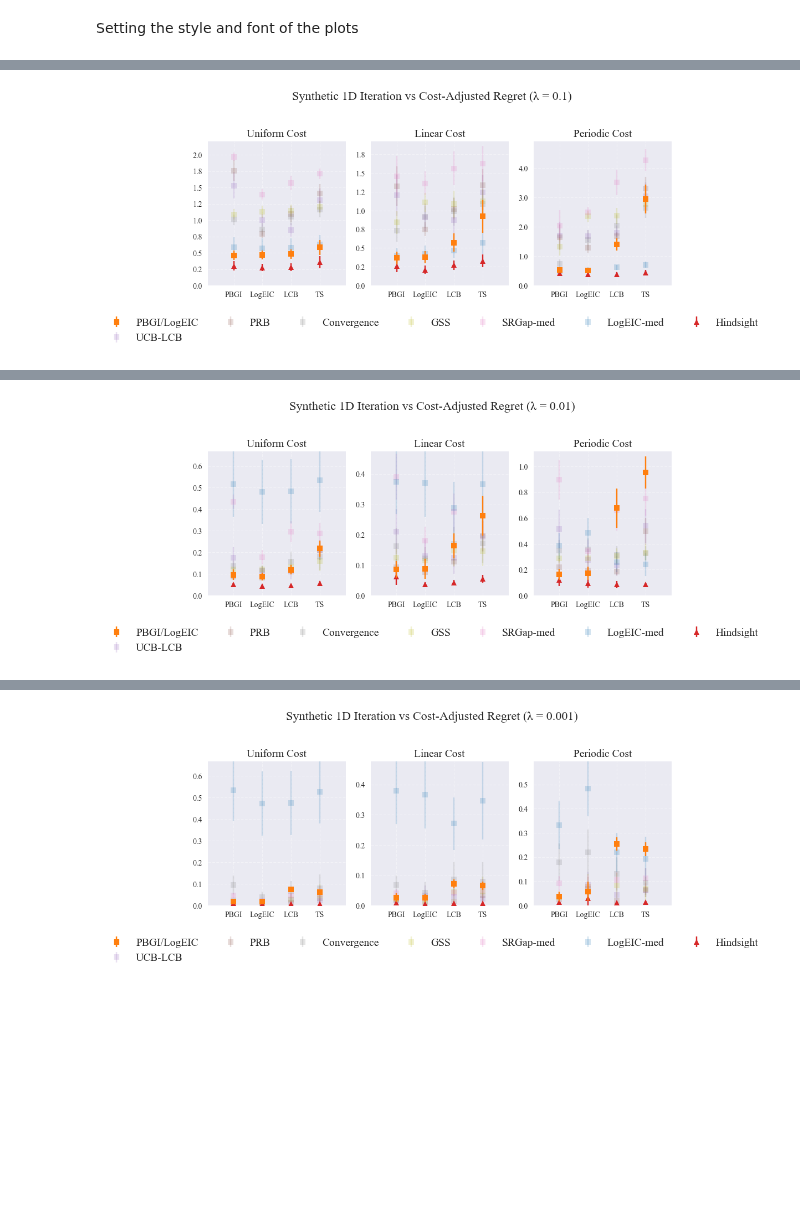
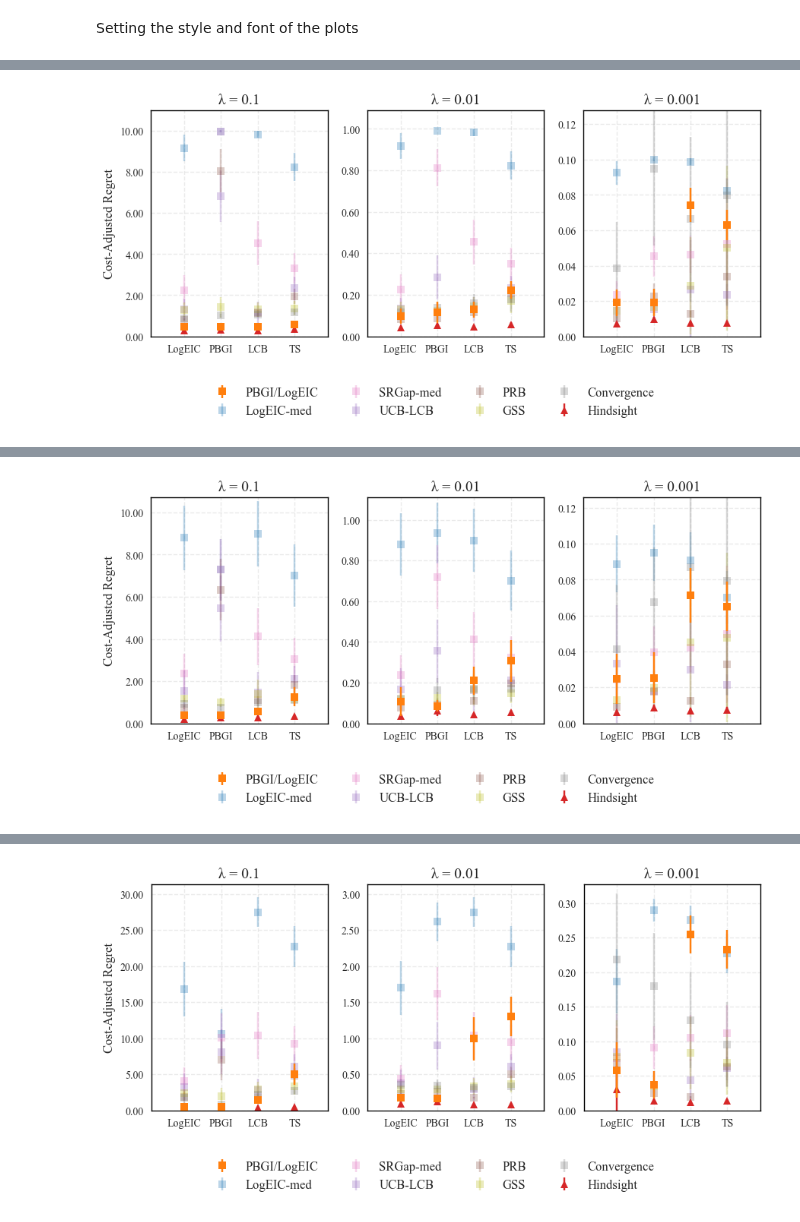
Before and after one commit to QianJaneXie/CostAwareStoppingBayesOpt, a Jupyter notebook: notebooks/Synthetic_LowDim.ipynb, the cells around one changed output, grey strips where cells are left out. Drawn from its saved outputs; the diff is of its cells as text; code cells hidden in the pictures; blank space fills up the shorter version.

Commit message:
committing submission day version of synthetic data visualizations

```diff
--- a/notebooks/Synthetic_LowDim.ipynb
+++ b/notebooks/Synthetic_LowDim.ipynb
@@ -246,7 +224,7 @@ def return_stopping_indices(
     valid['PRB_0_1'] = np.where(PRB_seed > 1 - delta)[0]
 
     # SRGap-med: stop when regret-gap < eta * median of initial T_init gap values
-    if len(RegretGap_seed) >= T_init:
+    if len(RegretGap_seed) > T_init:
         median_initial = np.nanmedian(RegretGap_seed[1:T_init+1])
         # print(median_initial)
         threshold = eta * median_initial
@@ -255,18 +233,18 @@ def return_stopping_indices(
     else:
         valid['SRGap-med'] = np.array([], dtype=int)
 
-    # SRGap-med: stop when regret-gap < eta * median of initial T_init gap values
-    if len(LogEIC_seed) >= T_init:
+    # SRGap-med: stop when LogEIC < eta * median of initial T_init LogEIC values
+    if len(LogEIC_seed) > T_init:
         median_initial = np.nanmedian(LogEIC_seed[1:T_init+1])
         # print(median_initial)
-        threshold = eta * median_initial
+        threshold = np.log(eta) + median_initial
         # print(threshold)
         valid['LogEIC-med'] = np.where(LogEIC_seed < threshold)[0]
     else:
         valid['LogEIC-med'] = np.array([], dtype=int)
 
     # Convergence: best observed unchanged for `convergence_window` iterations
-    if len(best_obs_seed) >= convergence_window:
+    if len(best_obs_seed) > convergence_window:
         diffs = np.diff(best_obs_seed) == 0
         window = np.ones(convergence_window - 1, dtype=int)
         run_lengths = np.convolve(diffs.astype(int), window, mode='valid')
@@ -280,7 +258,7 @@ def return_stopping_indices(
 
     # GSS: stop if improvement over past `gss_window` iters < `gss_frac` of current IQR
     valid['GSS'] = np.array([], dtype=int)
-    if len(best_obs_seed) >= gss_window:
+    if len(best_obs_seed) > gss_window:
         for i in range(gss_window, len(best_obs_seed)):
             past_best = best_obs_seed[i - gss_window]
             curr_best = best_obs_seed[i]
@@ -311,9 +289,8 @@ sns.set_style('whitegrid', {
     'grid.linestyle': '--',
     'grid.alpha': 0.4
 })
-print(plt.style.available)
 
-plt.style.use('seaborn-v0_8')
+plt.style.use('seaborn-v0_8-bright')
 plt.rcParams['font.family'] = 'serif'
 plt.rcParams['font.serif'] = 'Times New Roman'
 plt.rcParams.update({
@@ -416,8 +393,8 @@ gss_frac = 0.01
 stopping_rules = ['LogEIC', 'UCB-LCB','PRB_0_1','Convergence','GSS','SRGap-med', 'LogEIC-med']
 
 iteration_cutoff = {}
-iteration_cutoff[0.1]= 20
-iteration_cutoff[0.01]= 50
+iteration_cutoff[0.1]= 100
+iteration_cutoff[0.01]= 100
 iteration_cutoff[0.001]= 100
 
 
@@ -636,15 +615,18 @@ acquisition_functions = [
     'UpperConfidenceBound',
 ]
 acq_col_idxs = {
-    'Stable_Gittins_Lambda_1':0,
-    'Stable_Gittins_Lambda_01':0,
-    'Stable_Gittins_Lambda_001':0,
-    'LogEIWithCost':1,
+    'Stable_Gittins_Lambda_1':1,
+    'Stable_Gittins_Lambda_01':1,
+    'Stable_Gittins_Lambda_001':1,
+    'LogEIWithCost':0,
     'UpperConfidenceBound':2,
     'ThompsonSampling':3
 }
 
 name_dict = {
+    0.1: "λ = 0.1",
+    0.01: "λ = 0.01",
+    0.001: "λ = 0.001",
     'Stable_Gittins_Lambda_1': "PBGI(0.1)",
     'Stable_Gittins_Lambda_01': "PBGI(0.01)",
     'Stable_Gittins_Lambda_001':"PBGI(0.001)",
@@ -707,20 +689,26 @@ gss_frac = 0.01
 # 'SRGap-med'
 stopping_rules = [
     'LogEIC',
+    'LogEIC-med',
+    'SRGap-med',
     'UCB-LCB',
     'PRB_0_1',
-    'Convergence',
     'GSS',
-    'SRGap-med',
-    'LogEIC-med',
+    'Convergence'
 ]
 
 iteration_cutoff = {}
-iteration_cutoff[0.1]= 20
-iteration_cutoff[0.01]= 50
+iteration_cutoff[0.1]= 100
+iteration_cutoff[0.01]= 100
 iteration_cutoff[0.001]= 100
 
 l = 0.1
+
+def style_spines(ax, color='black', linewidth=1):
+    for spine in ax.spines.values():
+        spine.set_visible(True)
+        spine.set_edgecolor(color)
+        spine.set_linewidth(linewidth)
 
 
 # build list of column settings
@@ -728,8 +716,8 @@ col_settings = list(itertools.product(cost_type))
 n_rows = len(col_settings)
 n_cols = len(acquisition_functions)-2
 
-for lmbda in lambda_per_acq:
 
+for cost in cost_type:
     # Hack by Ziv: transpose axes
 
     fig, axes = plt.subplots(
@@ -750,7 +738,8 @@ for lmbda in lambda_per_acq:
             axes = axes[:, np.newaxis]
 
 
-    for row_idx, cost in enumerate(cost_type):
+
+    for row_idx, lmbda in enumerate(lambda_per_acq):
         max_y = 0
         min_y = 100
         x_labels = [""] * n_cols
@@ -847,7 +836,7 @@ for lmbda in lambda_per_acq:
                     alpha = 1.0
                 else:
                     zorder=2
-                    alpha = 0.2
+                    alpha = 0.3
                 ax.errorbar(col_idx, # - 0.25 + 0.5 * ((i + 1) / len(stopping_rules)), # mt,
                             et, # xerr=ms,
                             yerr=2*es,
@@ -866,10 +855,10 @@ for lmbda in lambda_per_acq:
 
         # if row_idx == n_rows - 1:
         #     ax.set_xlabel("Acquisition function", fontsize=14)
-        ax.set_title(name_dict[cost], fontsize=14)
+        ax.set_title(name_dict[lmbda], fontsize=14)
 
         ax.set_ylim(0, max_y*1.1)
-        ax.yaxis.set_major_formatter(ticker.FormatStrFormatter('%.1f'))
+        ax.yaxis.set_major_formatter(ticker.FormatStrFormatter('%.2f'))
         ax.set_xlim(-0.9, n_cols - 0.1)
         x_labels = [name.split('(')[0] for name in x_labels]
         print(x_labels)
@@ -881,6 +870,9 @@ for lmbda in lambda_per_acq:
         # ax.xaxis.grid(True, which='minor', linestyle='--', alpha=0.4)
         ax.grid(which='major', linestyle='--', alpha=0.4)
         ax.grid(which='minor', visible=False)
+        ax.set_ylabel("Cost-Adjusted Regret" if row_idx == 0 else "")
+
+        style_spines(ax)
         '''
         if (lmbda == 0.001):
             ax.set_yscale('symlog')
@@ -891,23 +883,23 @@ for lmbda in lambda_per_acq:
     # fig.text(0.04, 0.5, f'{kernel} Cost‐adjusted Simple Regret (lambda={lmbda})', va='center', rotation='vertical', fontsize=14)
 
     # one legend for entire figure (optional)
-    # handles, labels = axes[0,0].get_legend_handles_labels()
-
-    legend_hls = dict(zip(*reversed(axes[0,0].get_legend_handles_labels())))
+    handles, labels = axes[0,0].get_legend_handles_labels()
+    legend_hls = dict(zip(labels, handles))
+    # legend_hls = dict(zip(*reversed(axes[0,0].get_legend_handles_labels())))
     fig.legend(legend_hls.values(), legend_hls.keys(), # handles, labels,
                loc='lower center',
                bbox_to_anchor=(0.5, -0.2),
-               ncol=len(stopping_rules),
-               fontsize=14)
+               ncol=len(stopping_rules)/2 + 1,
+               fontsize=12)
 
 
     # fig.legend(handles, labels, loc='lower right', ncol=2)
     # fig.legend(handles, labels, loc='upper right', ncol=2)
-    fig.suptitle(f'Synthetic 1D Iteration vs Cost-Adjusted Regret (λ = {lmbda})', fontsize=16)
+    # fig.suptitle(f'Synthetic 1D Iteration vs Cost-Adjusted Regret ({name_dict[cost]})', fontsize=16)
     plt.tight_layout(rect=[0, 0.0, 1, 0.95])
 
     # plt.xlim(-1, iteration_cutoff[lmbda])
     # plt.title('{kernel} Cost Adjusted Regret(lambda={lmbda})')
-    plt.savefig(f'../plots/BarPlot_{kernel}_1D_{lmbda_to_str[lmbda]}.png', bbox_inches='tight')
+    plt.savefig(f'../plots/BarPlot_{kernel}_1D_{cost}.pdf', bbox_inches='tight')
     plt.show()
 # %% [output]
@@ -920 +912 @@ limits: 0, 4.463220451540507
-[figure, old version]
+[figure, new version]
@@ -927 +919 @@ limits: 0, 1.0144478615452683
-[figure, old version]
+[figure, new version]
@@ -934 +926 @@ limits: 0, 0.5409778585835874
-[figure, old version]
+[figure, new version]
```
Also changed, not shown: parts of 7 cells of this notebook, 1 other file.
